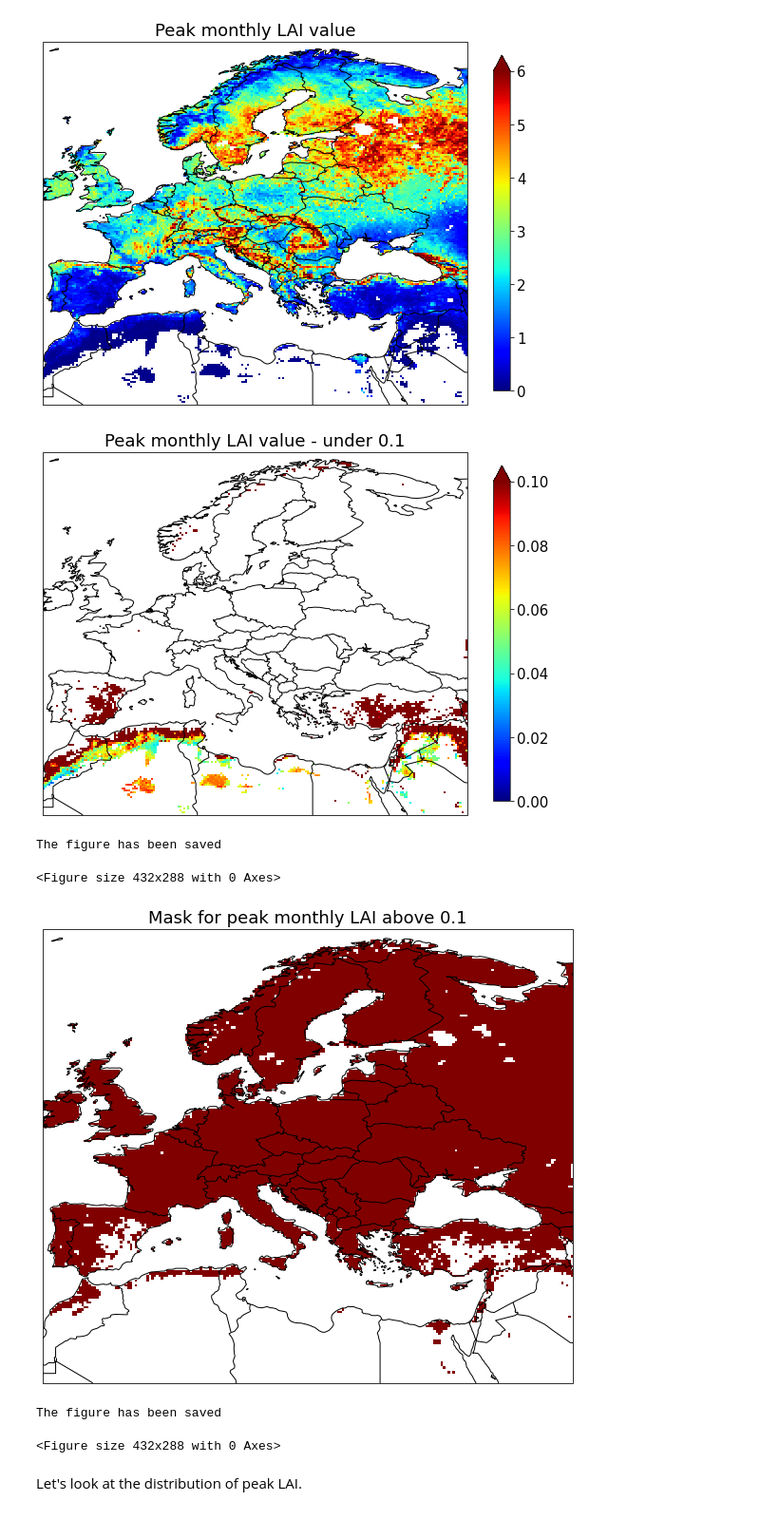
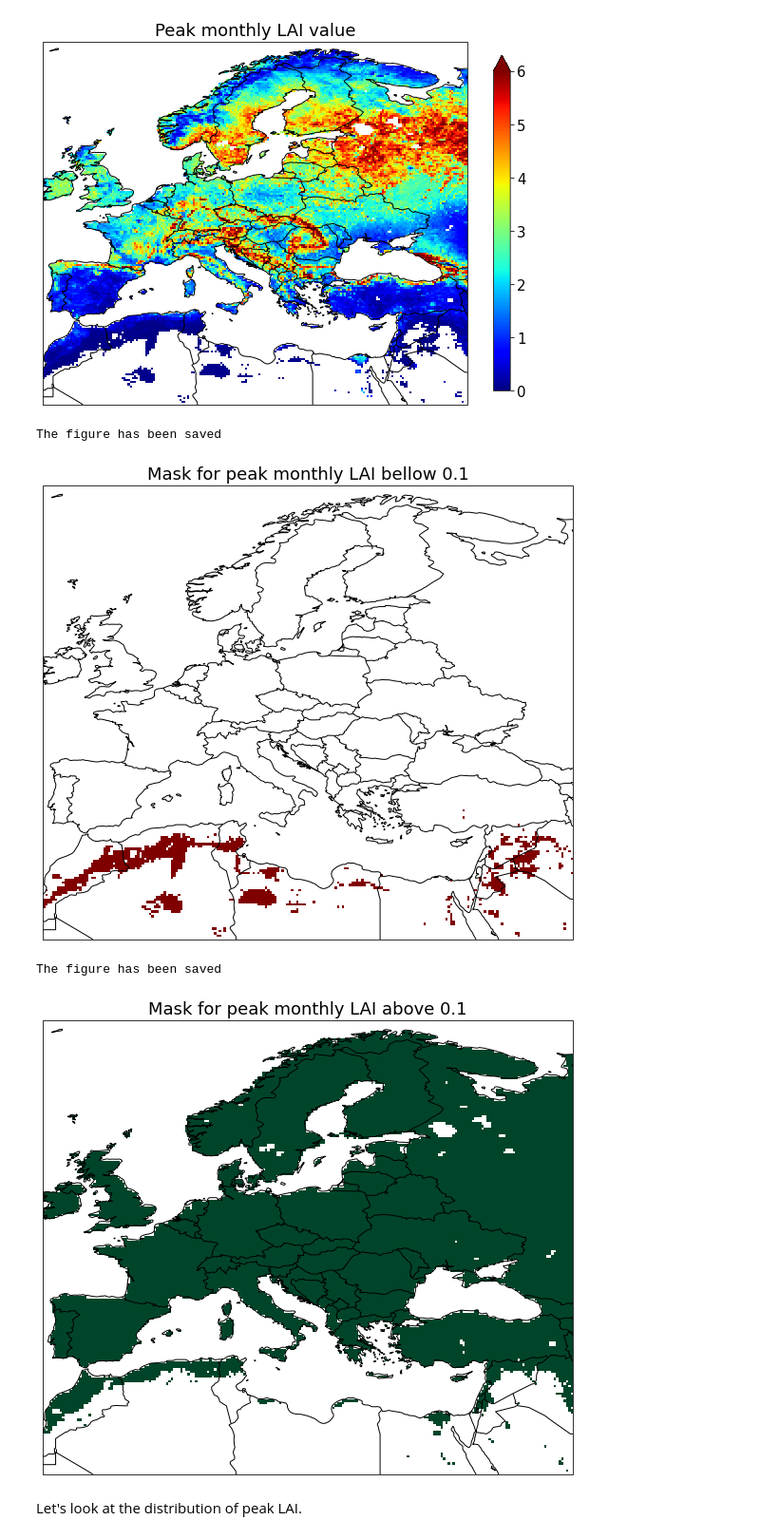
Before and after one commit to melioristic/preconditioned-compound-vegetation, a Jupyter notebook: climatology_LAI.ipynb, the cells around one changed output. Shown at 95% size. Drawn from its saved outputs; the diff is of its cells as text; code cells hidden in the pictures.

```diff
--- a/climatology_LAI.ipynb
+++ b/climatology_LAI.ipynb
@@ -5,6 +5,7 @@ import matplotlib
 import numpy as np
 import xarray as xr
 from matplotlib import pyplot as plt
+matplotlib.rcParams.update({'font.size': 15})
 from lib_ploting import plotMap_withBorders, savefigure, labels
 # %%
 # load the data
@@ -148,24 +151,24 @@ The figure has been saved
 [figure]
 # %%
 threshold_LAI = 0.1
-plt.figure(figsize = (10, 10))
-plotMap_withBorders(peak_monthly_value_LAI.where(peak_monthly_value_LAI<0.5), title=f"Peak monthly LAI value - under {threshold_LAI}", vmin=0, vmax=threshold_LAI), plt.show()
-savefigure(dir_save_fig + "peak_monthly_LAI_pixel_removed.png")
 
 plt.figure(figsize = (10, 10))
-mask_LAI_above_threshold = 1+0*peak_monthly_value_LAI.where(peak_monthly_value_LAI>0.5)
-plotMap_withBorders(mask_LAI_above_threshold, title=f"Mask for peak monthly LAI above {threshold_LAI}", vmin=threshold_LAI, add_colorbar=False), plt.show()
-savefigure(dir_save_fig + "peak_monthly_LAI_pixel_mask.png")
+mask_LAI_bellow_threshold = 1+0*peak_monthly_value_LAI.where(peak_monthly_value_LAI<threshold_LAI)
+plotMap_withBorders(mask_LAI_bellow_threshold, title=f"Mask for peak monthly LAI bellow {threshold_LAI}", vmin=0, vmax=threshold_LAI,  add_colorbar=False)
+savefigure(dir_save_fig + "peak_monthly_LAI_pixel_removed.png"), plt.show()
+
+plt.figure(figsize = (10, 10))
+mask_LAI_above_threshold = 1+0*peak_monthly_value_LAI.where(peak_monthly_value_LAI>threshold_LAI)
+plotMap_withBorders(mask_LAI_above_threshold, title=f"Mask for peak monthly LAI above {threshold_LAI}", vmin=threshold_LAI, add_colorbar=False, cmap="YlGn")
+savefigure(dir_save_fig + "peak_monthly_LAI_pixel_mask.png"), plt.show()
 
 # saving the mask
 mask_LAI_above_threshold.to_netcdf(dir_save_nc + f"mask_LAI_above_{threshold_LAI}_threshold.nc")
 # %% [output]
+The figure has been saved
-[figure, old version]
+[figure, new version]
-The figure has been saved
-<Figure size 432x288 with 0 Axes>
+The figure has been saved
-[figure, old version]
+[figure, new version]
-The figure has been saved
-<Figure size 432x288 with 0 Axes>
 # %% [markdown]
 Let's look at the distribution of peak LAI.
 # %%
```
Also changed, not shown: parts of 2 cells of this notebook, 3 other files.
